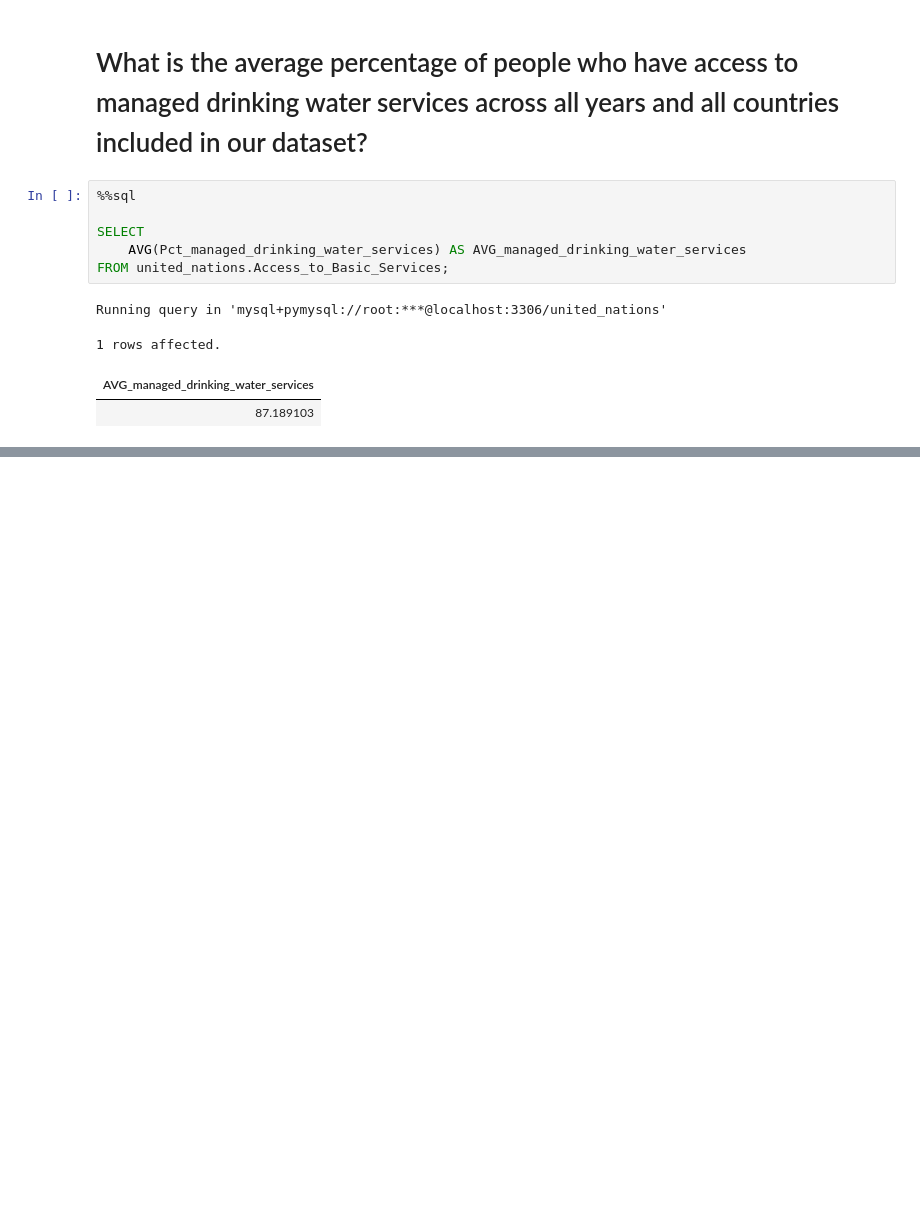
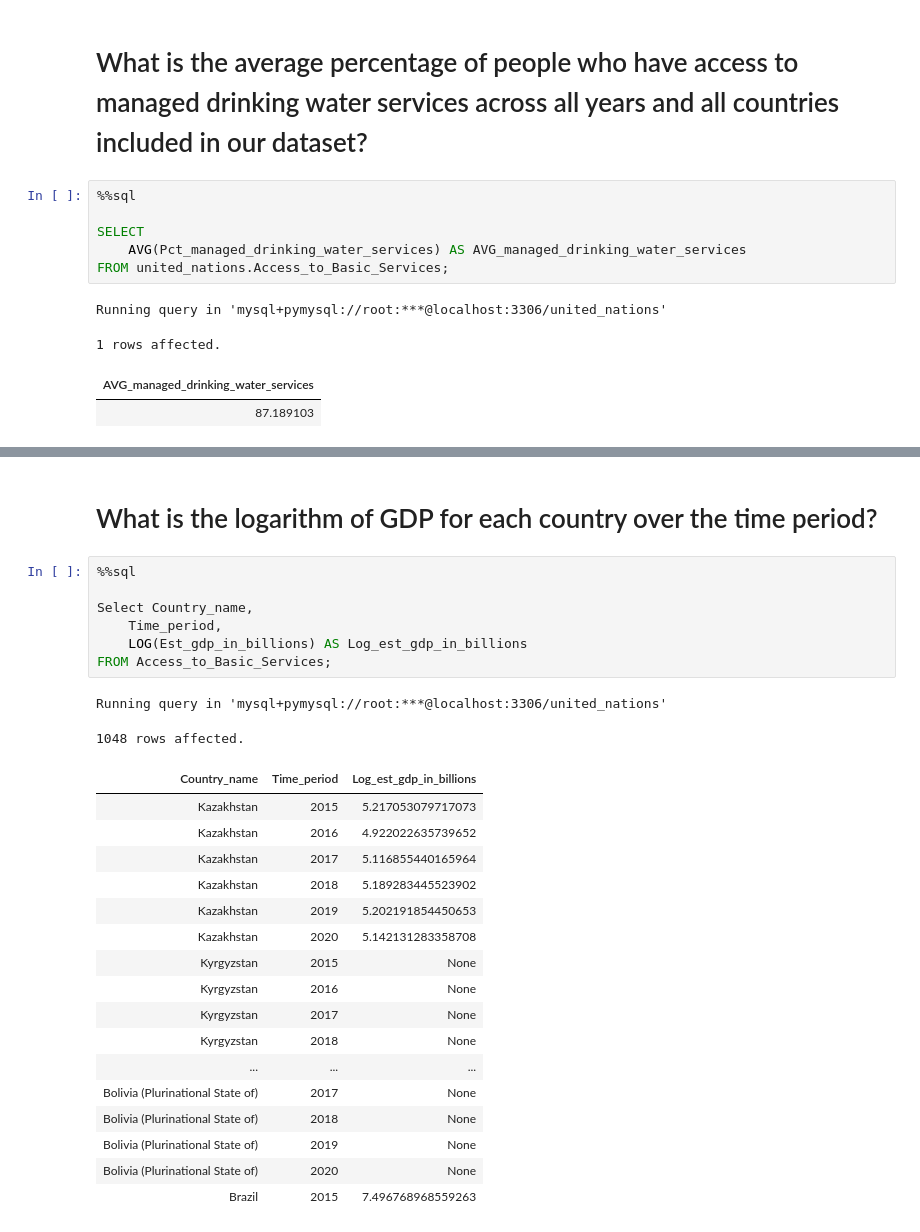
Before and after one commit to kxrrym03/ALX-Exercises, a Jupyter notebook: ALX United Nations.ipynb, the cells around one changed output, grey strips where cells are left out. Drawn from its saved outputs; the diff is of its cells as text; blank space fills up the shorter version.

```diff
--- a/ALX United Nations.ipynb
+++ b/ALX United Nations.ipynb
@@ -282,0 +341,29 @@ Running query in 'mysql+pymysql://root:***@localhost:3306/united_nations'
+# %% [markdown]
+# What is the logarithm of GDP for each country over the time period?
+# %%
+%%sql
+
+Select Country_name,
+    Time_period,
+    LOG(Est_gdp_in_billions) AS Log_est_gdp_in_billions
+FROM Access_to_Basic_Services;
+# %% [output]
+Running query in 'mysql+pymysql://root:***@localhost:3306/united_nations'
+1048 rows affected.
+| Country_name | Time_period | Log_est_gdp_in_billions |
+| Kazakhstan | 2015 | 5.217053079717073 |
+| Kazakhstan | 2016 | 4.922022635739652 |
+| Kazakhstan | 2017 | 5.116855440165964 |
+| Kazakhstan | 2018 | 5.189283445523902 |
+| Kazakhstan | 2019 | 5.202191854450653 |
+| Kazakhstan | 2020 | 5.142131283358708 |
+| Kyrgyzstan | 2015 | None |
+| Kyrgyzstan | 2016 | None |
+| Kyrgyzstan | 2017 | None |
+| Kyrgyzstan | 2018 | None |
+| ... | ... | ... |
+| Bolivia (Plurinational State of) | 2017 | None |
+| Bolivia (Plurinational State of) | 2018 | None |
+| Bolivia (Plurinational State of) | 2019 | None |
+| Bolivia (Plurinational State of) | 2020 | None |
+| Brazil | 2015 | 7.496768968559263 |
```
Also changed, not shown: parts of 6 cells of this notebook.
